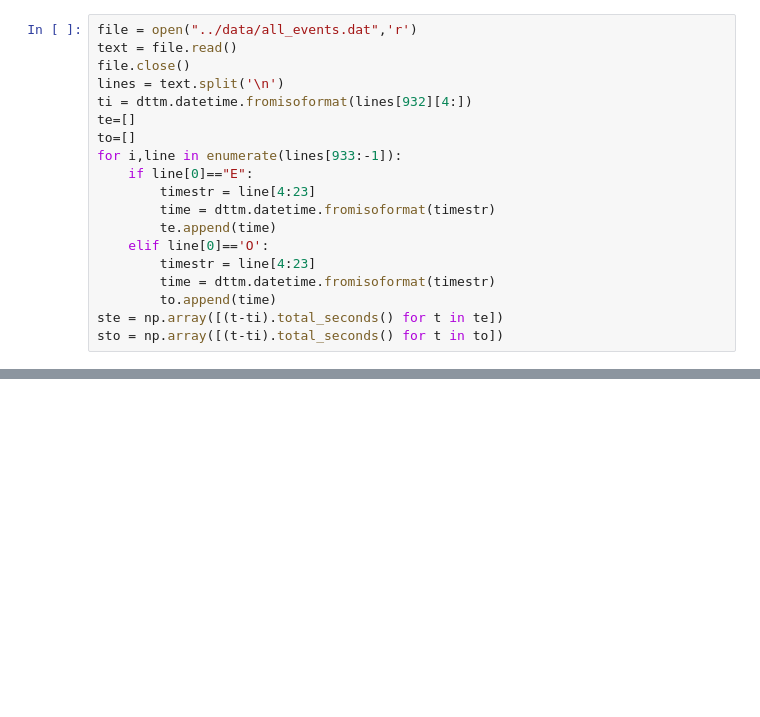
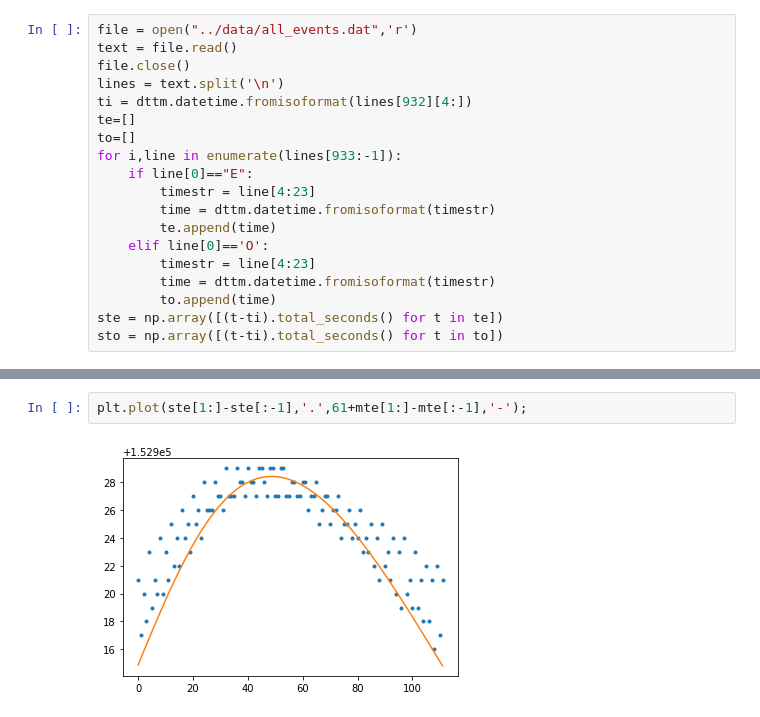
Before and after one commit to ljmamoreira/roemer, a Jupyter notebook: progs/smodel_vs_stellarium.ipynb, the cells around one changed output, grey strips where cells are left out. Drawn from its saved outputs; the diff is of its cells as text; blank space fills up the shorter version.

```diff
--- a/progs/smodel_vs_stellarium.ipynb
+++ b/progs/smodel_vs_stellarium.ipynb
@@ -54,0 +67,4 @@ te[-2],te[-1]
+# %%
+plt.plot(ste[1:]-ste[:-1],'.',61+mte[1:]-mte[:-1],'-');
+# %% [output]
+[figure, added]
```
Also changed, not shown: parts of 17 cells of this notebook, 6 other files.
